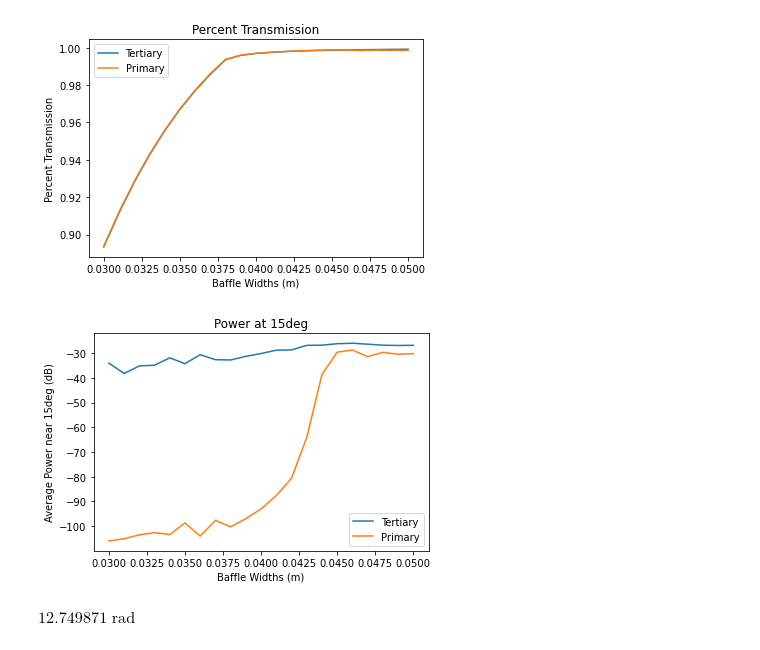
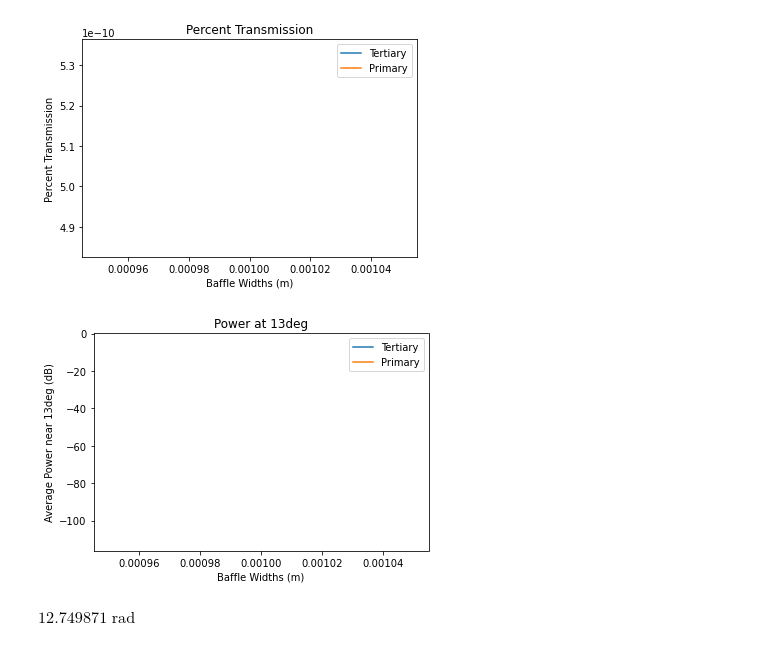
Before and after one commit to GageSiebert/EXCLAIM_Optics, a Jupyter notebook: Baffle_phase_space.ipynb, the cells around one changed output. Cells and saved outputs as stored; diff of their text form; code cells hidden in the pictures.

```diff
--- a/Baffle_phase_space.ipynb
+++ b/Baffle_phase_space.ipynb
@@ -9,14 +9,14 @@ from astropy import constants as const
 import poppy
 from poppy.wfe import WavefrontError
 
-fwhm_ = np.sqrt(np.log(2)/297.4178) * u.m
+fwhm_ = np.sqrt(np.log(2)/297.4178) * u.m # 0.04827577473469725 m
 lenslet_aperture = poppy.GaussianAperture(fwhm=fwhm_)
 ff = 480*u.GHz # 420-540GHz
 ll = const.c/ff
 d_lenslet_lens = 24*u.cm
 
-# Nominal radius=0.0381m
-widths=u.Quantity(np.arange(0.03,0.05,0.001),u.m) #* u.m
+# Nominal radius=0.041m
+widths=u.Quantity(np.arange(0.001,0.002,0.015),u.m) #* u.m
 
 # effective focal lengths of tertiary, secondary, primary
 f_1 = 155 * u.cm
@@ -97,37 +97,37 @@ for width in widths:
             if (0.4)**2 < x[m,n]**2 + y[m,n]**2 :
                 p_spill_power[w_idx] += temp[m,n]
             elif (0.39)**2 < x[m,n]**2 + y[m,n]**2 < (0.4)**2 :
                 p_dB_radius[w_idx] += temp[m,n]
                 count += 1
                 p_trans_power[w_idx] += temp[m,n]
             else:
                 p_trans_power[w_idx] += temp[m,n]
     p_dB_radius[w_idx]=10*np.log10(p_dB_radius[w_idx]/count)-10*np.log10(np.max(temp))
 
     #wf *= primary_obj
 
     w_idx += 1
 
 #plt.plot(x[wf.intensity.shape[1]//2,1024:], 10*np.log10(wf.intensity[wf.intensity.shape[1]//2,1024:]))
 
 plt.plot(widths, trans_power/initial_power, label="Tertiary")
 plt.plot(widths, p_trans_power/initial_power, label="Primary")
 plt.title("Percent Transmission")
 plt.xlabel("Baffle Widths (m)")
 plt.ylabel("Percent Transmission")
 plt.legend()
 plt.show()
 
 plt.plot(widths,dB_radius,label="Tertiary")
 plt.plot(widths,p_dB_radius,label="Primary")
-plt.title("Power at 15deg")
+plt.title("Power at 13deg")
 plt.xlabel("Baffle Widths (m)")
-plt.ylabel("Average Power near 15deg (dB)")
+plt.ylabel("Average Power near 13deg (dB)")
 plt.legend()
 plt.show()
 # %% [output]
-[figure, old version]
+[figure, new version]
-[figure, old version]
+[figure, new version]
 # %%
 # Trevor's phase gradient code
 import numpy as np
```
Also changed, not shown: parts of 4 cells of this notebook.
